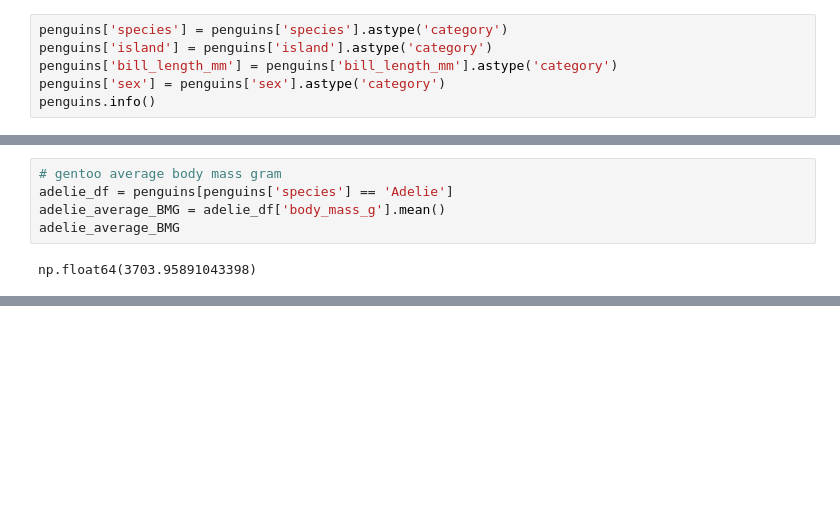
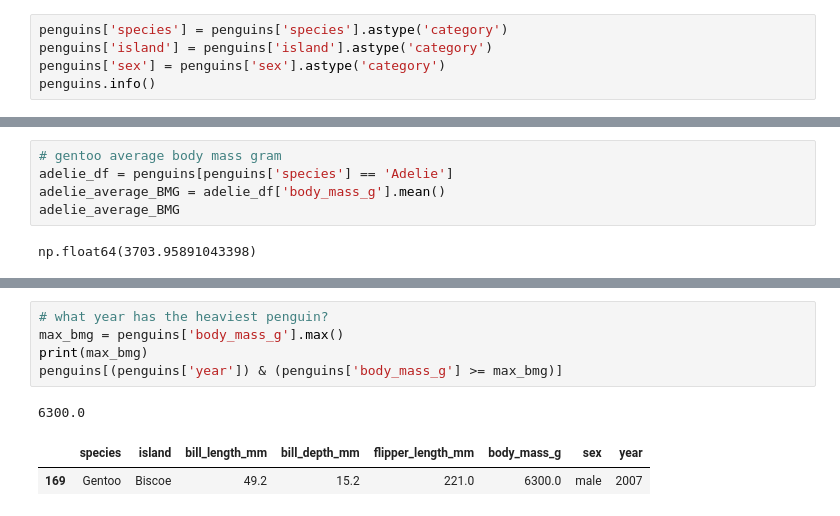
Before and after one commit to jerwinq19/ITELEC303, a Jupyter notebook: Activity1.ipynb, the cells around one changed output, grey strips where cells are left out. Cells and saved outputs as stored; diff of their text form; blank space fills up the shorter version.

```diff
--- a/Activity1.ipynb
+++ b/Activity1.ipynb
@@ -265,7 +265,6 @@ memory usage: 21.6+ KB
 # %%
 penguins['species'] = penguins['species'].astype('category')
 penguins['island'] = penguins['island'].astype('category')
-penguins['bill_length_mm'] = penguins['bill_length_mm'].astype('category')
 penguins['sex'] = penguins['sex'].astype('category')
 penguins.info()
 # %% [output]
@@ -316,0 +332,9 @@ females = gentoo_df[gentoo_df['sex'] == 'female']
+# %%
+# what year has the heaviest penguin?
+max_bmg = penguins['body_mass_g'].max()
+print(max_bmg)
+penguins[(penguins['year']) & (penguins['body_mass_g'] >= max_bmg)]
+# %% [output]
+6300.0
+|  | species | island | bill_length_mm | bill_depth_mm | flipper_length_mm | body_mass_g | sex | year |
+| 169 | Gentoo | Biscoe | 49.2 | 15.2 | 221.0 | 6300.0 | male | 2007 |
```
Also changed, not shown: parts of 13 cells of this notebook.
